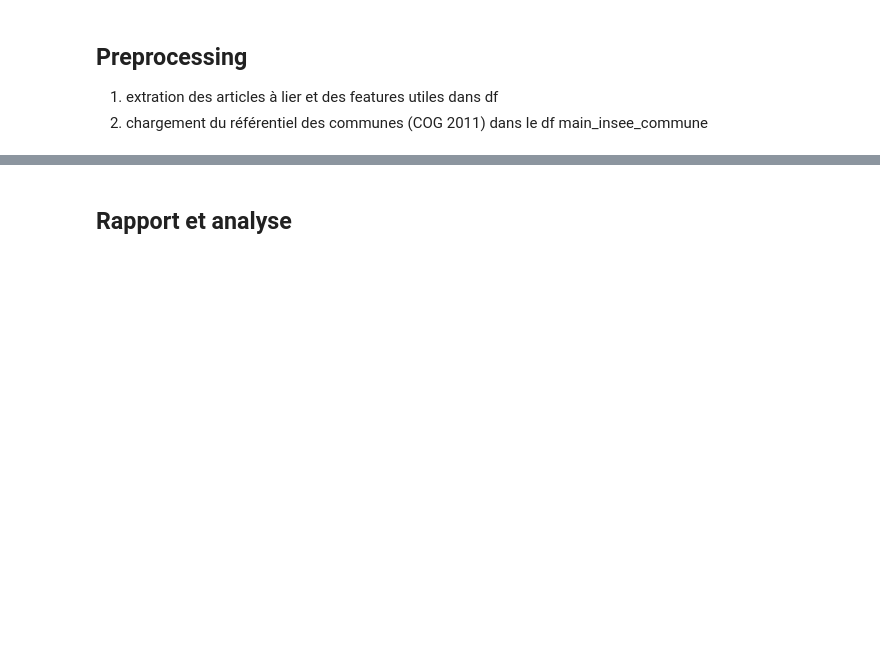
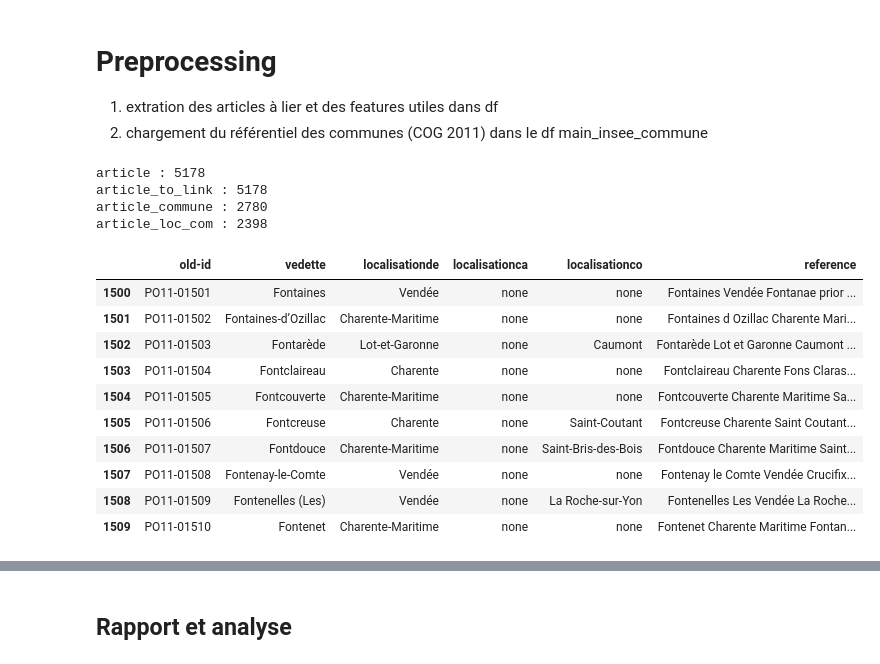
Before and after one commit to chartes/dico-topo, a Jupyter notebook: utils/pouille/linking.ipynb, the cells around one changed output, grey strips where cells are left out. Drawn from its saved outputs; the diff is of its cells as text; code cells hidden in the pictures; blank space fills up the shorter version.

```diff
--- a/utils/pouille/linking.ipynb
+++ b/utils/pouille/linking.ipynb
@@ -9,12 +11,12 @@ print(sys.executable)
 # %% [markdown]
-## Preprocessing
+# Preprocessing
 
 1. extration des articles à lier et des features utiles dans df
 2. chargement du référentiel des communes (COG 2011) dans le df main_insee_commune
 # %%
 # Extraction des features de chaque article à lier dans un df
 
-xml_file = '../../data/PO_t11.xml'
+xml_file = '../../data/PO_t11/PO_t11.xml'
 xml_tree = etree.parse(xml_file)
 
 data = []
@@ -81,33 +83,49 @@ for article in xml_tree.xpath('//article'):
     article_text = re.sub(r'\W', ' ', article.xpath('string(.)'))
 
     # on insère tout dans un dictionnaire
     data.append({
         'old-id': article.get('old-id'),
         'vedette': vedette,
         'localisationde': localisationde,
         'localisationca': localisationca,
         'localisationco': localisationco,
         'reference': article_text  # Ajouter la colonne "reference"
     })
 
 df = pd.DataFrame(data)
 
 '''
 article : nombre d’articles dans la source => `//article`
 article_to_link : nombre d’articles à lier (en France) => `//article[not(localisationpa)]`
 article_commune : nombre d’articles de type commune => `//article[not(localisationpa) and not(localisationco)]`
 article_loc_com : nombre d’articles localisés dans une commune => `//article[not(localisationpa) and localisationco]`
 '''
 report = dict(
     article = i,
     article_to_link = len(df.index),
     article_commune = (df.localisationco == 'none').sum(),
     article_loc_com = (df.localisationco != 'none').sum()
 )
 
 # check
 [print(k,':',v) for k, v in report.items()]
 df.iloc[1500:1510, :]
+# %% [output]
+article : 5178
+article_to_link : 5178
+article_commune : 2780
+article_loc_com : 2398
+|  | old-id | vedette | localisationde | localisationca | localisationco | reference |
+| 1500 | PO11-01501 | Fontaines | Vendée | none | none | Fontaines Vendée Fontanae prior ... |
+| 1501 | PO11-01502 | Fontaines-d’Ozillac | Charente-Maritime | none | none | Fontaines d Ozillac Charente Mari... |
+| 1502 | PO11-01503 | Fontarède | Lot-et-Garonne | none | Caumont | Fontarède Lot et Garonne Caumont ... |
+| 1503 | PO11-01504 | Fontclaireau | Charente | none | none | Fontclaireau Charente Fons Claras... |
+| 1504 | PO11-01505 | Fontcouverte | Charente-Maritime | none | none | Fontcouverte Charente Maritime Sa... |
+| 1505 | PO11-01506 | Fontcreuse | Charente | none | Saint-Coutant | Fontcreuse Charente Saint Coutant... |
+| 1506 | PO11-01507 | Fontdouce | Charente-Maritime | none | Saint-Bris-des-Bois | Fontdouce Charente Maritime Saint... |
+| 1507 | PO11-01508 | Fontenay-le-Comte | Vendée | none | none | Fontenay le Comte Vendée Crucifix... |
+| 1508 | PO11-01509 | Fontenelles (Les) | Vendée | none | La Roche-sur-Yon | Fontenelles Les Vendée La Roche... |
+| 1509 | PO11-01510 | Fontenet | Charente-Maritime | none | none | Fontenet Charente Maritime Fontan... |
 # %%
 # Copiez les colonnes d'origine
 df['vedette_orig'] = df['vedette']
```
Also changed, not shown: parts of 66 cells of this notebook.
